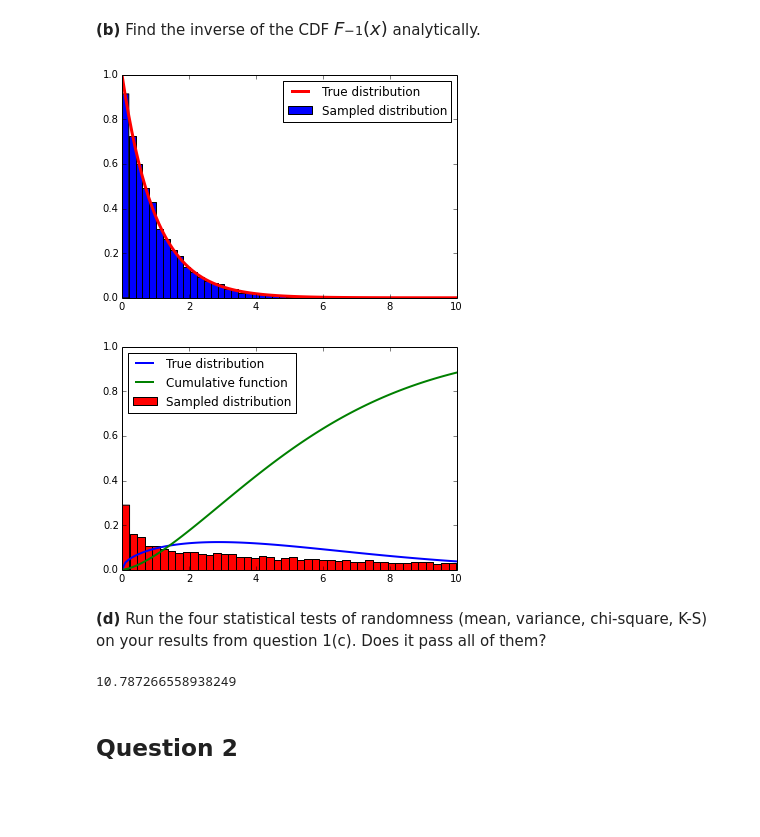
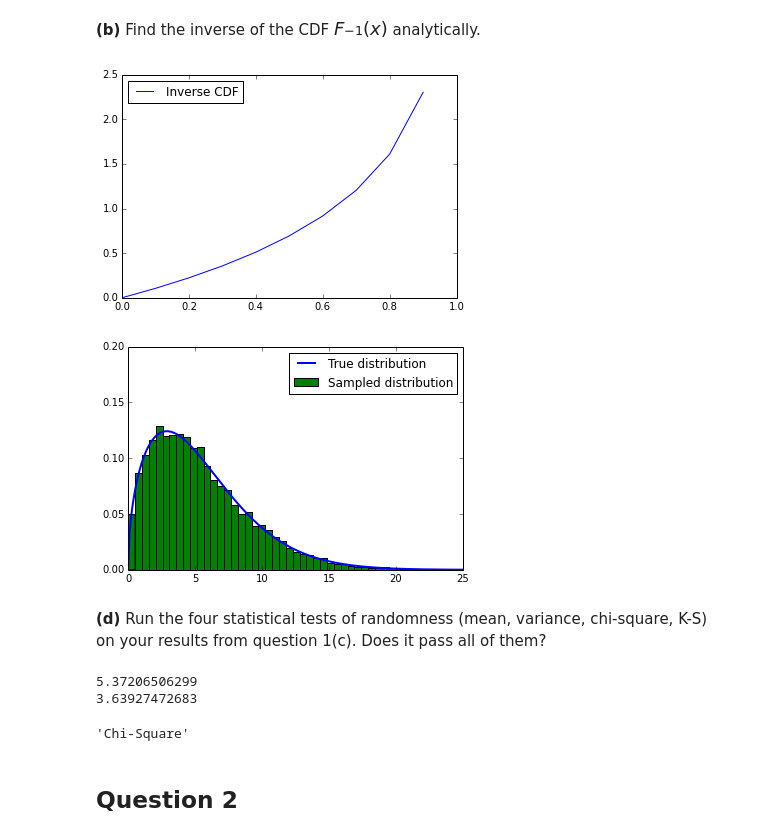
Before and after one commit to callen09/PHYS202-S14, a Jupyter notebook: SciPy/RandomAndMCExercises.ipynb, the cells around one changed output. Cells and saved outputs as stored; diff of their text form; code cells hidden in the pictures; blank space fills up the shorter version.

```diff
--- a/SciPy/RandomAndMCExercises.ipynb
+++ b/SciPy/RandomAndMCExercises.ipynb
@@ -39,52 +41,63 @@ plt.show()
 N = 10000
 z = np.random.random_sample(N);
 
-Finv = lambda z: -np.log(1-z**alpha)*beta**alpha
+Finv = lambda z: beta*(-np.log(1-z**alpha))**(1/alpha)
 
 xsamples = Finv(z);
 
-plt.hist(xsamples,50,normed=True,label="Sampled distribution")
-plt.plot(x,f(x),label='True distribution',lw=3,color='red')
+#plt.hist(xsamples,50,normed=True,label="Sampled distribution")
+#plt.plot(x,f(x),label='True distribution',lw=3,color='red')
+plt.plot(x,Finv(x),label="Inverse CDF")
 
-plt.xlim(0,10)
-plt.ylim(0,1)
+plt.xlim(0,1)
+#plt.ylim(0,1)
 
-plt.legend(loc=0)
+plt.legend(loc='best')
 plt.show()
 # %% [output]
-[figure, old version]
+[figure, new version]
 # %%
 alpha = 1.5
 beta = 6.
 N = 10000.
 z = np.random.random_sample(N);
 x = np.arange(0.,10000.,0.1)
 
 f = lambda x: alpha*(beta**(-alpha))*(x**(alpha-1))*np.exp(-(x/beta)**alpha)
 F = lambda x: np.exp(0)-np.exp(-(x/beta)**alpha)
-Finv = lambda z: -np.log(1-z**alpha)*beta**alpha
+Finv = lambda z: beta*(-np.log(1-z))**(1/alpha)
 
 
 xsamples = Finv(z);
 
 
 plt.plot(x,f(x),label='True distribution',lw=2)
-plt.plot(x,F(x),label='Cumulative function',lw=2)
-plt.hist(xsamples,500,normed=True,label="Sampled distribution")
+#plt.plot(x,F(x),label='Cumulative function',lw=2)
+plt.hist(xsamples,50,normed=True,label="Sampled distribution")
 
-plt.xlim(0.,10.)
-plt.ylim(0.,1.)
+plt.xlim(0.,25.)
+plt.ylim(0.,0.2)
 
 plt.legend(loc=0)
 plt.show()
 # %% [output]
-[figure, old version]
+[figure, new version]
 # %% [markdown]
 <p><strong>(d)</strong> Run the four statistical tests of randomness (mean, variance, chi-square, K-S) on your results from question 1(c). Does it pass all of them?</p>
-# %%
-xsamples.mean()
-# %% [output]
-10.787266558938249
+# %%
+"""MEAN TEST"""
+m = xsamples.sum()/N
+print m
+
+"""VARIANCE TEST"""
+sigma = 1/(N-1)*((xsamples-m)**2).sum()
+print np.sqrt(sigma)
+
+"""Chi-Square"""
+# %% [output]
+5.37206506299
+3.63927472683
+'Chi-Square'
 # %% [markdown]
 ## Question 2
 # %% [markdown]
```
Also changed, not shown: parts of 15 cells of this notebook, 2 other files.
